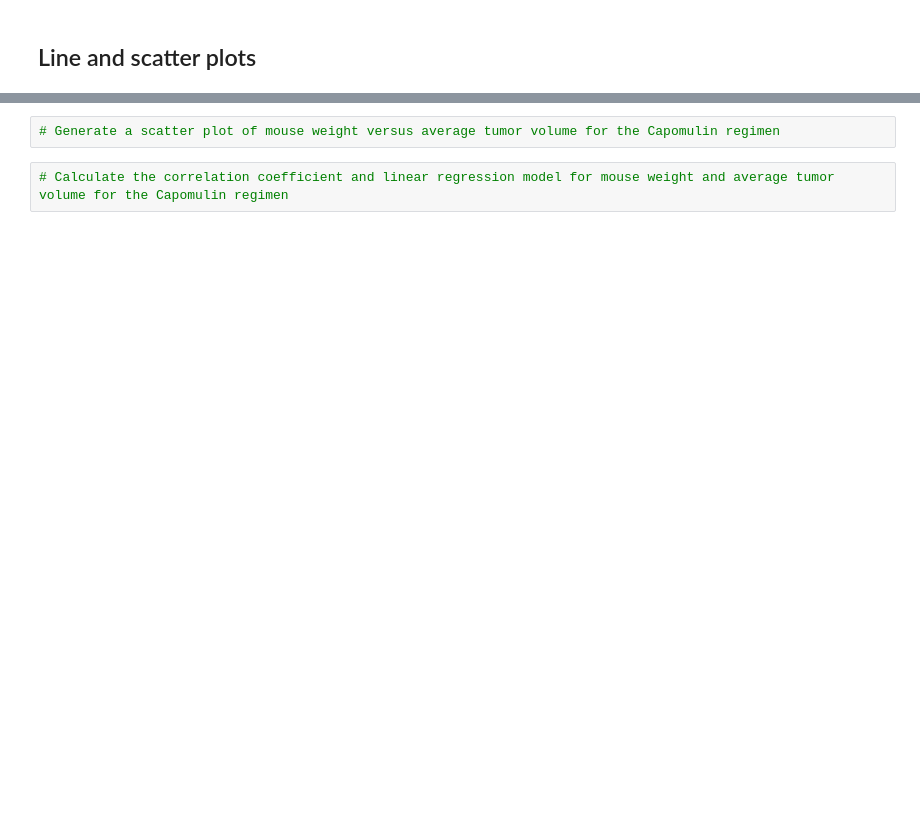
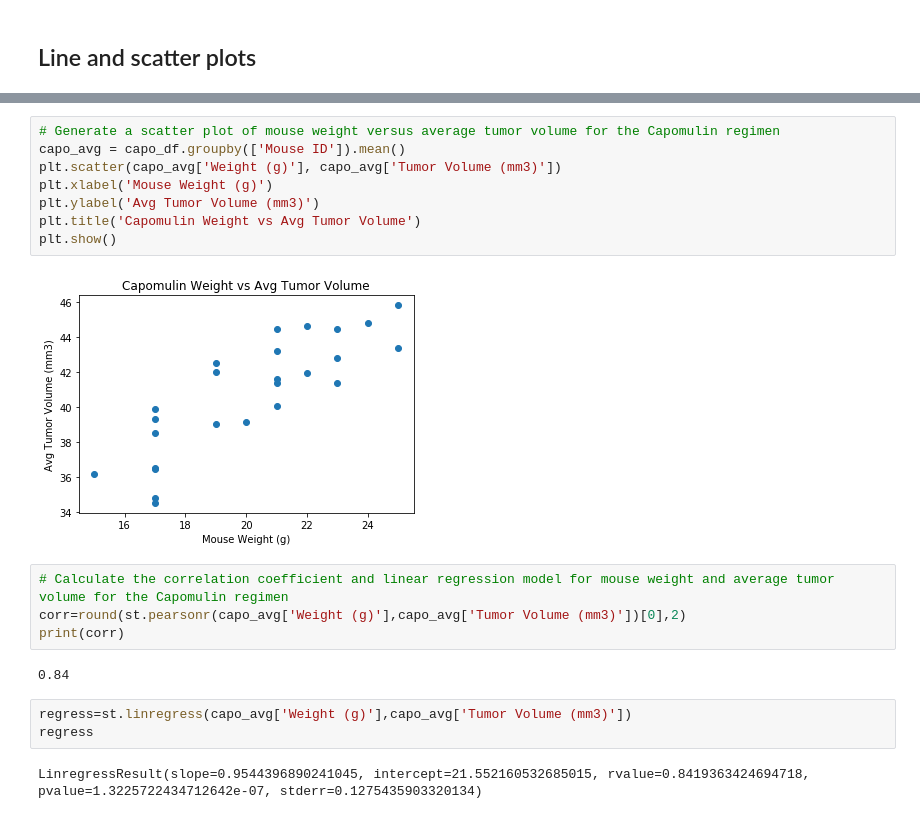
Before and after one commit to GJDoug/douglassMatplotlibChallenge, a Jupyter notebook: Pymaceuticals/pymaceuticals_starter.ipynb, the cells around one changed output, grey strips where cells are left out. Cells and saved outputs as stored; diff of their text form; blank space fills up the shorter version.

```diff
--- a/Pymaceuticals/pymaceuticals_starter.ipynb
+++ b/Pymaceuticals/pymaceuticals_starter.ipynb
@@ -133,4 +254,21 @@ SyntaxError: invalid syntax (<ipython-input-152-f6ac6aff5578>, line 3)
 # %%
 # Generate a scatter plot of mouse weight versus average tumor volume for the Capomulin regimen
+capo_avg = capo_df.groupby(['Mouse ID']).mean()
+plt.scatter(capo_avg['Weight (g)'], capo_avg['Tumor Volume (mm3)'])
+plt.xlabel('Mouse Weight (g)')
+plt.ylabel('Avg Tumor Volume (mm3)')
+plt.title('Capomulin Weight vs Avg Tumor Volume')
+plt.show()
+# %% [output]
+[figure, added]
 # %%
 # Calculate the correlation coefficient and linear regression model for mouse weight and average tumor volume for the Capomulin regimen
+corr=round(st.pearsonr(capo_avg['Weight (g)'],capo_avg['Tumor Volume (mm3)'])[0],2)
+print(corr)
+# %% [output]
+0.84
+# %%
+regress=st.linregress(capo_avg['Weight (g)'],capo_avg['Tumor Volume (mm3)'])
+regress
+# %% [output]
+LinregressResult(slope=0.9544396890241045, intercept=21.552160532685015, rvalue=0.8419363424694718, pvalue=1.3225722434712642e-07, stderr=0.1275435903320134)
```
Also changed, not shown: parts of 20 cells of this notebook.
